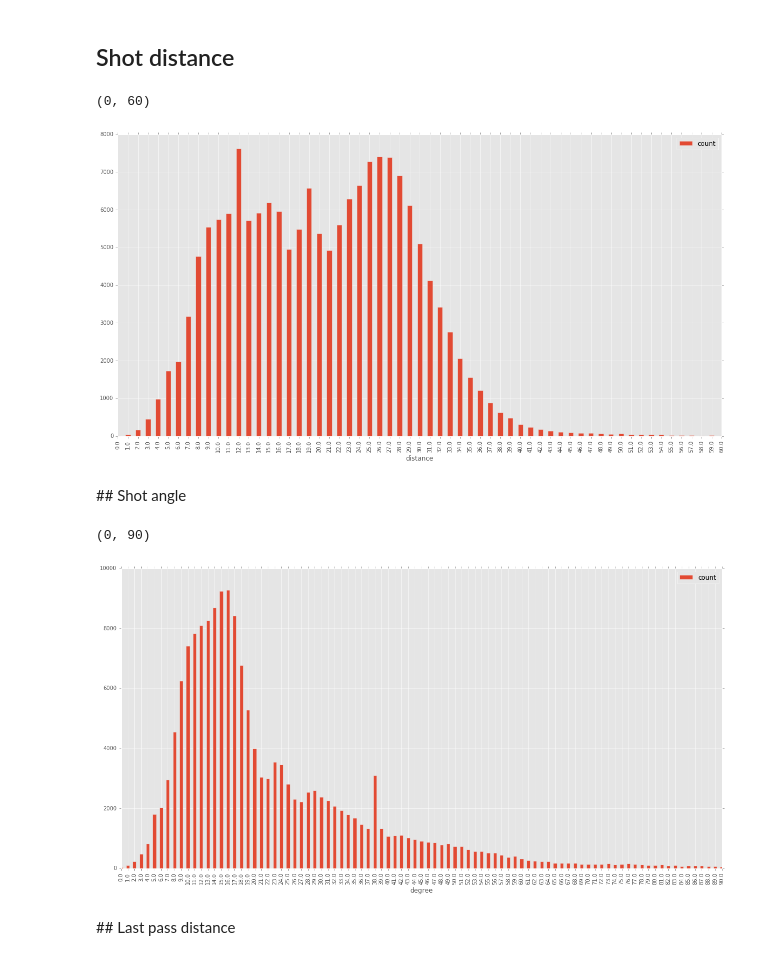
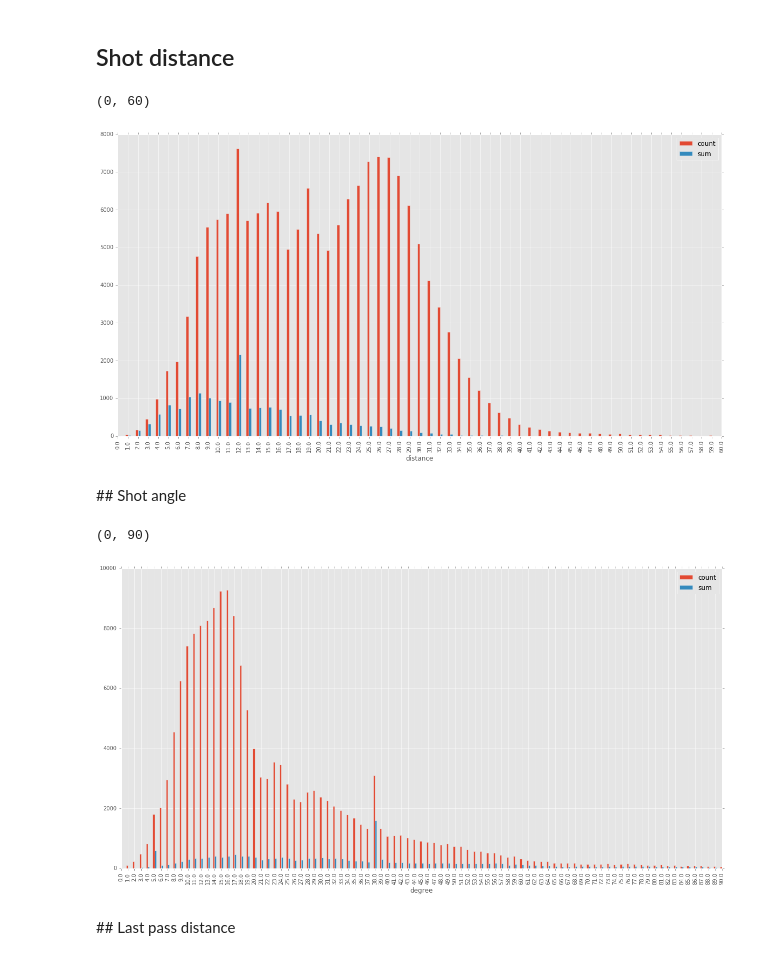
Before and after one commit to 10contre11/notebooks, a Jupyter notebook: xg_features_selection.ipynb, the cells around one changed output. Drawn from its saved outputs; the diff is of its cells as text; code cells hidden in the pictures.

```diff
--- a/xg_features_selection.ipynb
+++ b/xg_features_selection.ipynb
@@ -24,21 +24,21 @@ for year in xrange(start, end, 1):
 # %% [markdown]
 ## Shot distance
 # %%
-nb_shots_by_distance = shots.groupby(shots['distance'].apply(lambda x: round(x, 0))).agg(['count'])['start']
+nb_shots_by_distance = shots.groupby(shots['distance'].apply(lambda x: round(x, 0))).agg(['count', 'sum'])['goal']
 nb_shots_by_distance.plot.bar()
 plt.xlim(0, 60)
 # %% [output]
 (0, 60)
-[figure, old version]
+[figure, new version]
 # %% [markdown]
 ## Shot angle
 # %%
-nb_shots_by_angle = shots.groupby(shots['degree'].apply(lambda x: round(x, 0))).agg(['count'])['start']
+nb_shots_by_angle = shots.groupby(shots['degree'].apply(lambda x: round(x, 0))).agg(['count', 'sum'])['goal']
 nb_shots_by_angle.plot.bar()
 plt.xlim(0, 90)
 # %% [output]
 (0, 90)
-[figure, old version]
+[figure, new version]
 # %% [markdown]
 ## Last pass distance
 # %%
```
Also changed, not shown: parts of 2 cells of this notebook.
